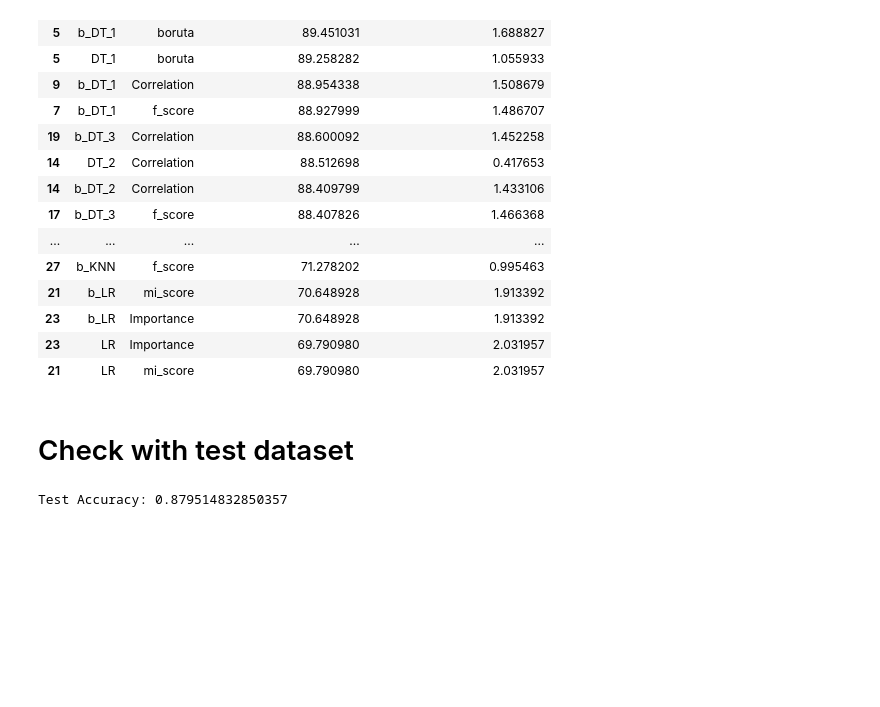
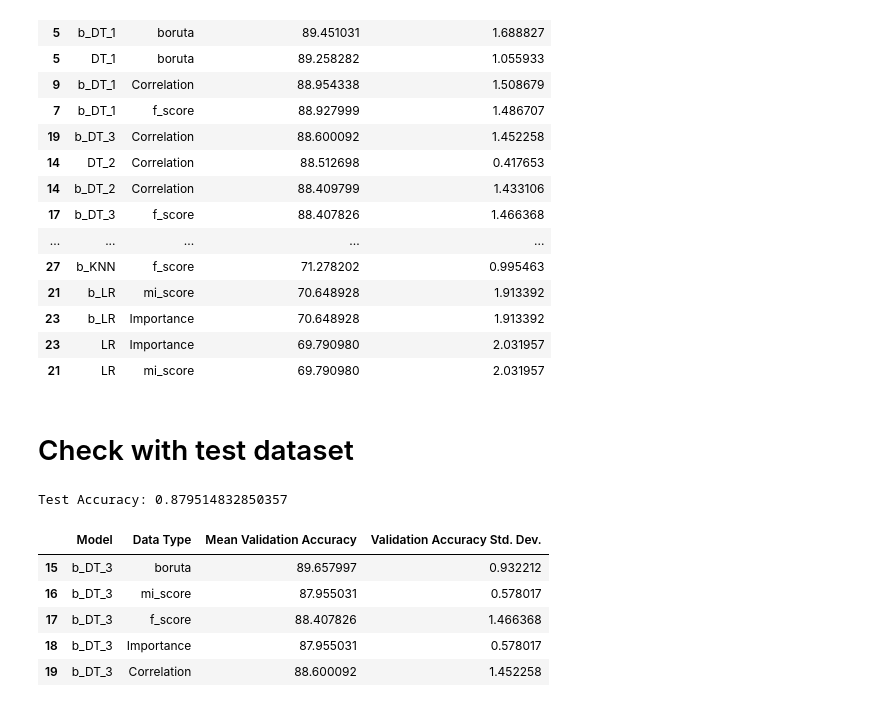
Before and after one commit to melkri/ML_classification, a Jupyter notebook: scripts/03_Models.ipynb, the cells around one changed output. Cells and saved outputs as stored; diff of their text form; code cells hidden in the pictures; blank space fills up the shorter version.

```diff
--- a/scripts/03_Models.ipynb
+++ b/scripts/03_Models.ipynb
@@ -654,0 +680,9 @@ Test Accuracy: 0.879514832850357
+# %%
+all_results[all_results['Model'] == 'b_DT_3']
+# %% [output]
+|  | Model | Data Type | Mean Validation Accuracy | Validation Accuracy Std. Dev. |
+| 15 | b_DT_3 | boruta | 89.657997 | 0.932212 |
+| 16 | b_DT_3 | mi_score | 87.955031 | 0.578017 |
+| 17 | b_DT_3 | f_score | 88.407826 | 1.466368 |
+| 18 | b_DT_3 | Importance | 87.955031 | 0.578017 |
+| 19 | b_DT_3 | Correlation | 88.600092 | 1.452258 |
```
Also changed, not shown: parts of 8 cells of this notebook.
